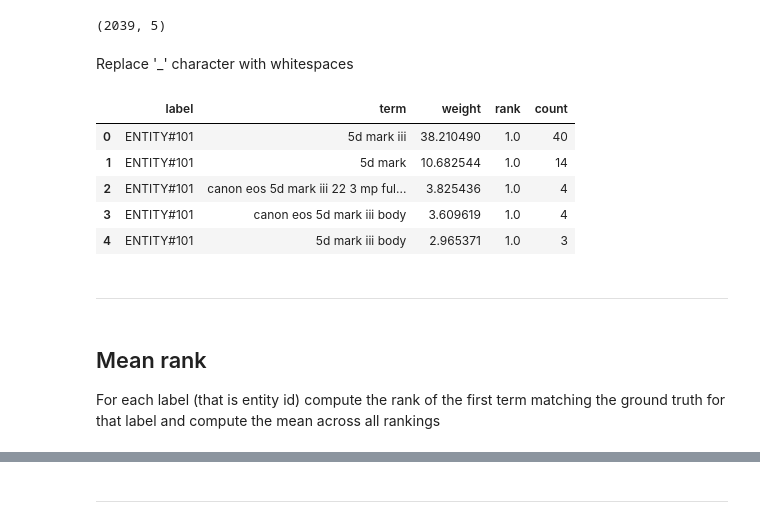
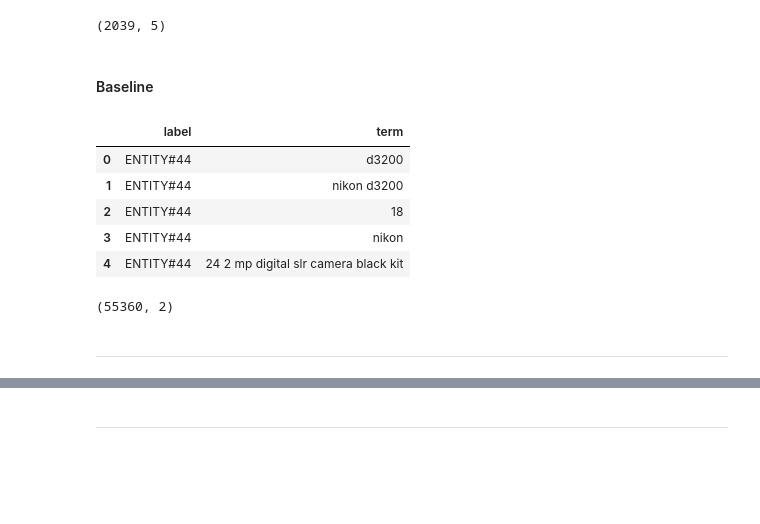
Before and after one commit to jermathew/E2L, a Jupyter notebook: notebooks/evaluation/alaska_gt.ipynb, the cells around one changed output, grey strips where cells are left out. Cells and saved outputs as stored; diff of their text form; code cells hidden in the pictures; blank space fills up the shorter version.

```diff
--- a/notebooks/evaluation/alaska_gt.ipynb
+++ b/notebooks/evaluation/alaska_gt.ipynb
@@ -65,19 +66,25 @@ alaska_ranking_df.shape
 # %% [output]
 (2039, 5)
-# %% [markdown]
-Replace '_' character with whitespaces
+# %% [markdown]
+#### Baseline
+# %%
+baseline_filename = 'ranking_alaska_baseline.xlsx'
+baseline_filepath = os.path.join(root_dir, data_dir, rank_dir, baseline_filename)
 # %%
-alaska_ranking_df['term'] = alaska_ranking_df['term'].map(lambda x: x.replace('_', ' '))
-alaska_ranking_df.head()
+baseline_df = pd.read_excel(baseline_filepath, index_col=0)
+# Replace '_' character with whitespaces
+baseline_df['term'] = baseline_df['term'].map(lambda x: x.replace('_', ' '))
+baseline_df.head()
 # %% [output]
-|  | label | term | weight | rank | count |
-| 0 | ENTITY#101 | 5d mark iii | 38.210490 | 1.0 | 40 |
-| 1 | ENTITY#101 | 5d mark | 10.682544 | 1.0 | 14 |
-| 2 | ENTITY#101 | canon eos 5d mark iii 22 3 mp ful... | 3.825436 | 1.0 | 4 |
-| 3 | ENTITY#101 | canon eos 5d mark iii body | 3.609619 | 1.0 | 4 |
-| 4 | ENTITY#101 | 5d mark iii body | 2.965371 | 1.0 | 3 |
+|  | label | term |
+| 0 | ENTITY#44 | d3200 |
+| 1 | ENTITY#44 | nikon d3200 |
+| 2 | ENTITY#44 | 18 |
+| 3 | ENTITY#44 | nikon |
+| 4 | ENTITY#44 | 24 2 mp digital slr camera black kit |
+# %%
+baseline_df.shape
+# %% [output]
+(55360, 2)
 # %% [markdown]
 ---
-# %% [markdown]
-## Mean rank
-For each label (that is entity id) compute the rank of the first term matching the ground truth for that label and compute the mean across all rankings
```
Also changed, not shown: parts of 22 cells of this notebook.
